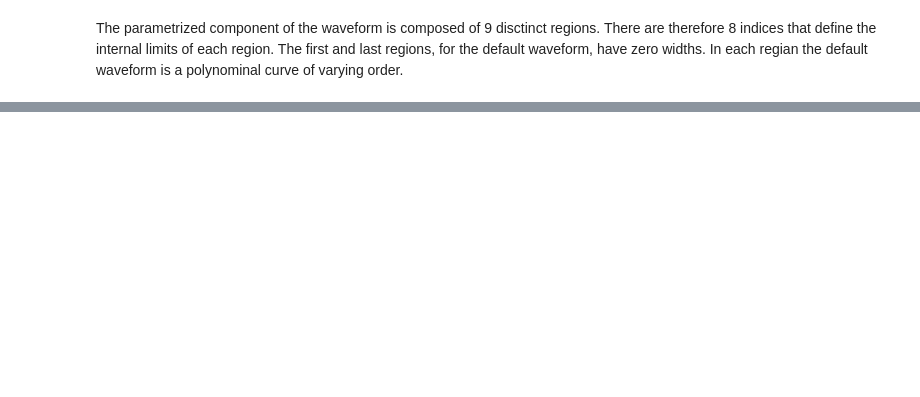
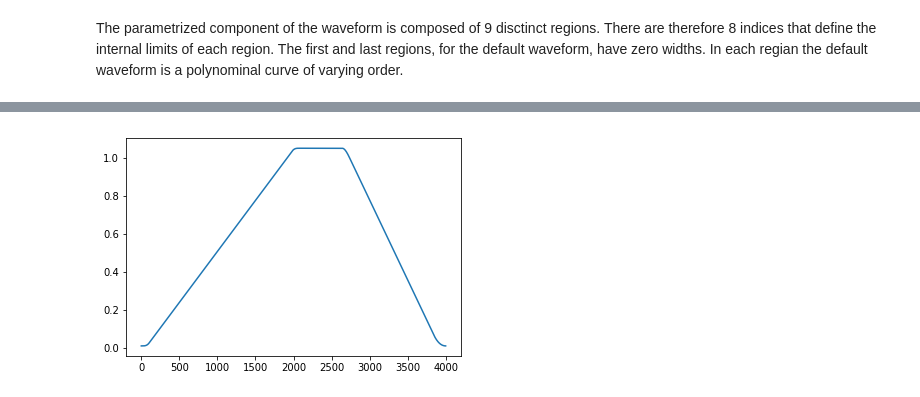
Before and after one commit to lnls-sirius/dev-packages, a Jupyter notebook: siriuspy/examples/ramp2.ipynb, the cells around one changed output, grey strips where cells are left out. Cells and saved outputs as stored; diff of their text form; code cells hidden in the pictures; blank space fills up the shorter version.

```diff
--- a/siriuspy/examples/ramp2.ipynb
+++ b/siriuspy/examples/ramp2.ipynb
@@ -118,0 +118,9 @@ i = 104; print(0.05 + (i -  160.0) * (1 - 0.05) / (2400 - 160))
+# %%
+w = Waveform()
+w.change_ramp_up(i1=w.i1, i2=w.i2-500, v1=w.v1, v2=w.v2)
+w1 = w.waveform
+
+plt.plot(w1)
+plt.show()
+# %% [output]
+[figure, added]
```
Also changed, not shown: parts of 18 cells of this notebook, 2 other files.
